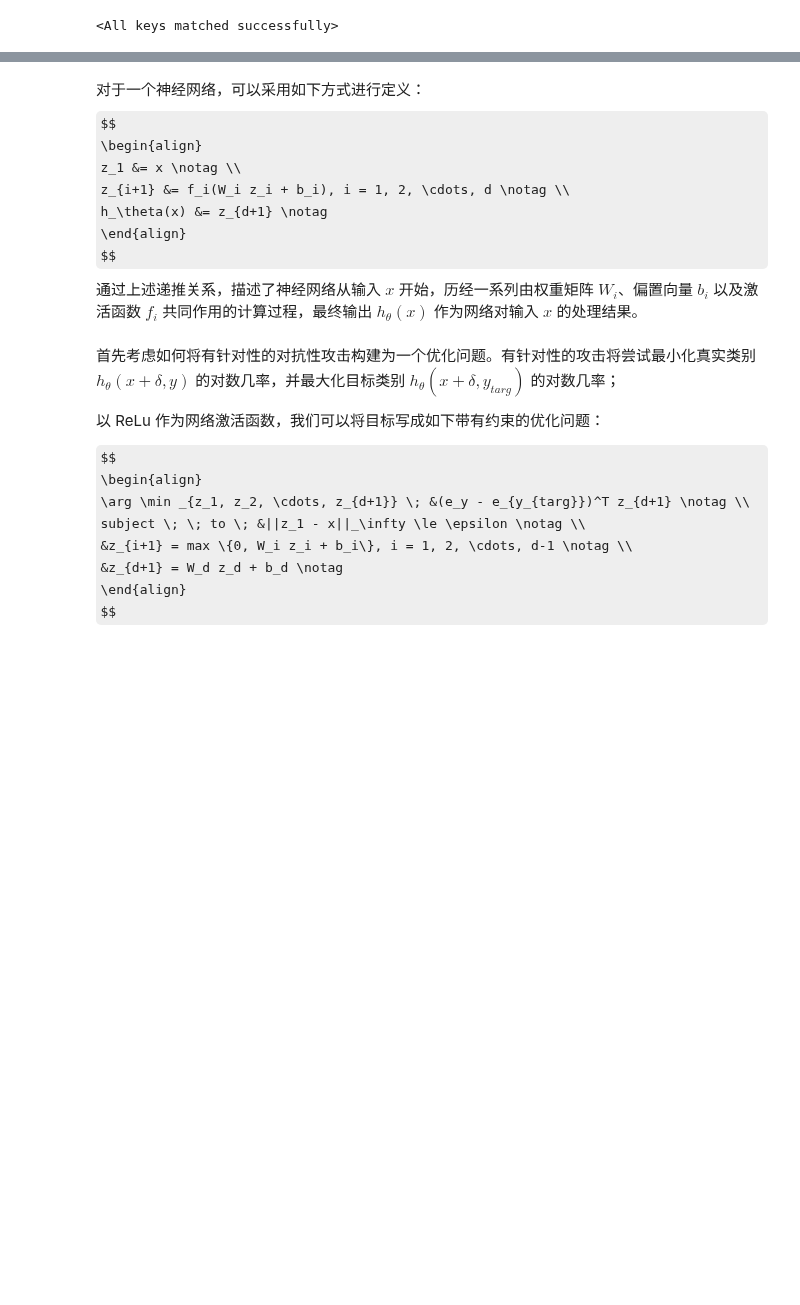
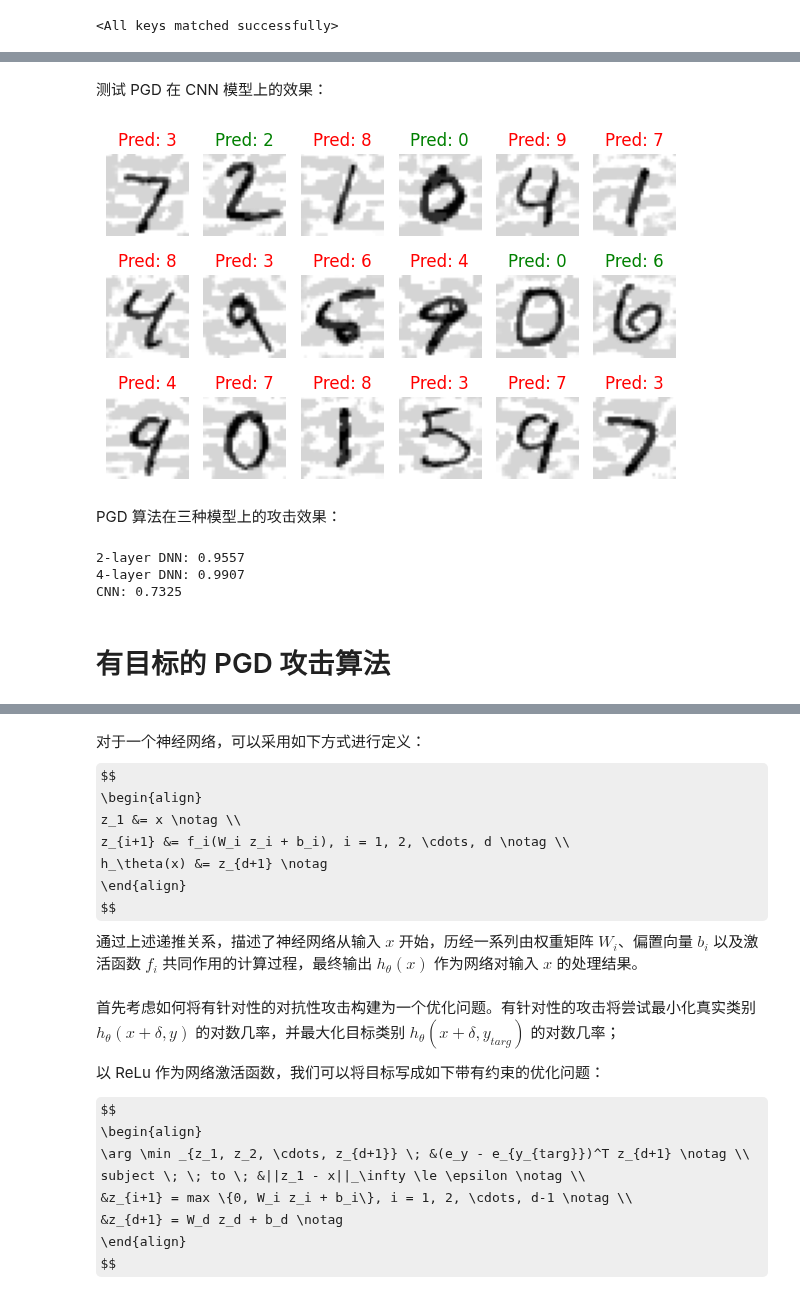
Before and after one commit to Raine-ovo/USTC-AI-Security-Experiment, a Jupyter notebook: Certified_Robustness/main.ipynb, the cells around one changed output, grey strips where cells are left out. Drawn from its saved outputs; the diff is of its cells as text; code cells hidden in the pictures; some formulas as TeX source; blank space fills up the shorter version.

```diff
--- a/Certified_Robustness/main.ipynb
+++ b/Certified_Robustness/main.ipynb
@@ -69,0 +71,38 @@ model_cnn.load_state_dict(torch.load("model_cnn.pt"))
+# %%
+def pgd(model, X, y, epsilon, alpha, num_iter):
+    delta = torch.zeros_like(X, requires_grad=True)
+    for t in range(num_iter):
+        loss = nn.CrossEntropyLoss()(model(X + delta), y)
+        loss.backward()
+        delta.data = (delta + alpha*delta.grad.detach().sign()).clamp(-epsilon,epsilon)
+        delta.grad.zero_()
+    return delta.detach()
+# %% [markdown]
+测试 PGD 在 CNN 模型上的效果：
+# %%
+mnist_train = datasets.MNIST("./data", train=True, download=True, transform=transforms.ToTensor())
+mnist_test = datasets.MNIST("./data", train=False, download=True, transform=transforms.ToTensor())
+train_loader = DataLoader(mnist_train, batch_size = 100, shuffle=True)
+test_loader = DataLoader(mnist_test, batch_size = 100, shuffle=False)
+
+for X,y in test_loader:
+    X,y = X.to(device), y.to(device)
+    break
+
+def plot_images(X,y,yp,M,N):
+    f,ax = plt.subplots(M,N, sharex=True, sharey=True, figsize=(N,M*1.3))
+    for i in range(M):
+        for j in range(N):
+            ax[i][j].imshow(1-X[i*N+j][0].cpu().numpy(), cmap="gray")
+            title = ax[i][j].set_title("Pred: {}".format(yp[i*N+j].max(dim=0)[1]))
+            plt.setp(title, color=('g' if yp[i*N+j].max(dim=0)[1] == y[i*N+j] else 'r'))
+            ax[i][j].set_axis_off()
+    plt.tight_layout()
+# %%
+delta = pgd(model_cnn, X, y, epsilon=0.1, alpha=1e-2, num_iter=40)
+yp = model_cnn(X + delta)
+plot_images(X+delta, y, yp, 3, 6)
+# %% [output]
+[figure, added]
+# %% [markdown]
+PGD 算法在三种模型上的攻击效果：
@@ -69,0 +121,10 @@ model_cnn.load_state_dict(torch.load("model_cnn.pt"))
+# %%
+print("2-layer DNN:", epoch_adversarial(model_dnn_2, test_loader, pgd, 0.1, 1e-2, 40)[0])
+print("4-layer DNN:", epoch_adversarial(model_dnn_4, test_loader, pgd, 0.1, 1e-2, 40)[0])
+print("CNN:", epoch_adversarial(model_cnn, test_loader, pgd, 0.1, 1e-2, 40)[0])
+# %% [output]
+2-layer DNN: 0.9557
+4-layer DNN: 0.9907
+CNN: 0.7325
+# %% [markdown]
+# 有目标的 PGD 攻击算法
```
Also changed, not shown: parts of 18 cells of this notebook.
